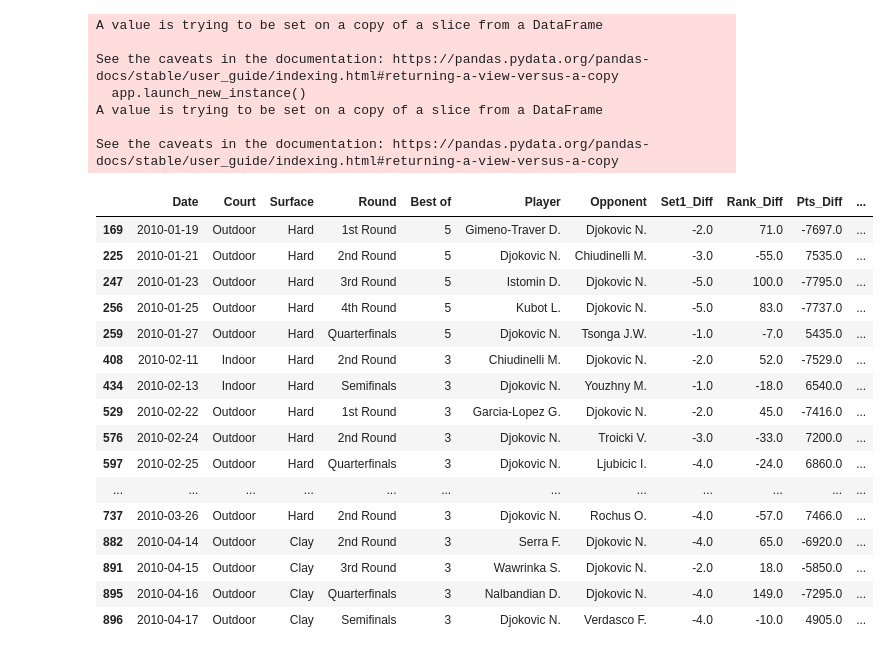
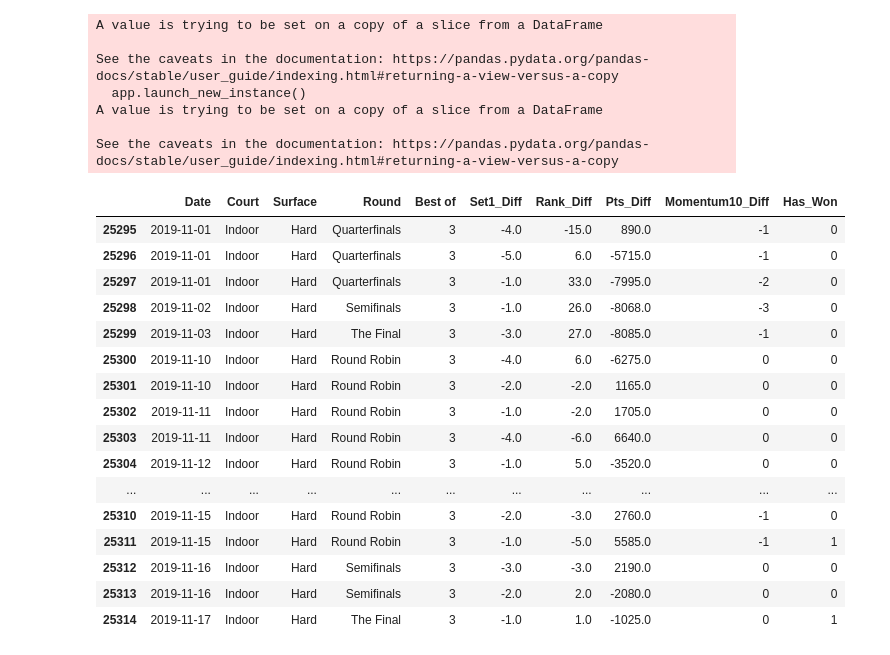
Before and after one commit to jsnarvasa/COMP5310, a Jupyter notebook: COMP5310 - Assignment 1 - jnar3156.ipynb, the cells around one changed output. Saved outputs shown, nothing was run; the diff lists cells and outputs as text; code cells hidden in the pictures.

```diff
--- a/COMP5310 - Assignment 1 - jnar3156.ipynb
+++ b/COMP5310 - Assignment 1 - jnar3156.ipynb
@@ -147,4 +143 @@ training_df_clean
-# %%
-for row in range(0, training_df_clean.shape[0]):
-    print(training_df_clean['Player'][row])
 # %%
@@ -184,23 +172,38 @@ test = training_df_clean.loc[slice(607),:][(training_df_clean['Player'] == 'Djok
+# %%
+# Further dataframe cleanup
+
+# We now condense the two columns PMomentum10 and OMomentum10 into Momentum10_Diff
+training_df_clean['Momentum10_Diff'] = training_df_clean['PMomentum10'] - training_df_clean['OMomentum10']
+training_df_clean.drop(['PMomentum10', 'OMomentum10'], axis=1, inplace=True)
+
+training_df_clean.drop(['Player', 'Opponent'], axis=1, inplace=True)
+
+# Rearrange the columns to make the classifier label the last column for viewing purposes
+training_df_clean = training_df_clean[[c for c in training_df_clean if c not in ['Has_Won']] + ['Has_Won']]
 # %%
-training_df_clean[(training_df_clean['Player'] == 'Djokovic N.') | (training_df_clean['Opponent'] == 'Djokovic N.')].head(20)
+# Verification of the dataset
+
+#below doesn't work anymore since we removed player and opponent columns
+#training_df_clean[(training_df_clean['Player'] == 'Djokovic N.') | (training_df_clean['Opponent'] == 'Djokovic N.')].head(20)
+training_df_clean.tail(20)
 # %% [output]
-|  | Date | Court | Surface | Round | Best of | Player | Opponent | Set1_Diff | Rank_Diff | Pts_Diff | ... |
-| 169 | 2010-01-19 | Outdoor | Hard | 1st Round | 5 | Gimeno-Traver D. | Djokovic N. | -2.0 | 71.0 | -7697.0 | ... |
-| 225 | 2010-01-21 | Outdoor | Hard | 2nd Round | 5 | Djokovic N. | Chiudinelli M. | -3.0 | -55.0 | 7535.0 | ... |
-| 247 | 2010-01-23 | Outdoor | Hard | 3rd Round | 5 | Istomin D. | Djokovic N. | -5.0 | 100.0 | -7795.0 | ... |
-| 256 | 2010-01-25 | Outdoor | Hard | 4th Round | 5 | Kubot L. | Djokovic N. | -5.0 | 83.0 | -7737.0 | ... |
-| 259 | 2010-01-27 | Outdoor | Hard | Quarterfinals | 5 | Djokovic N. | Tsonga J.W. | -1.0 | -7.0 | 5435.0 | ... |
-| 408 | 2010-02-11 | Indoor | Hard | 2nd Round | 3 | Chiudinelli M. | Djokovic N. | -2.0 | 52.0 | -7529.0 | ... |
-| 434 | 2010-02-13 | Indoor | Hard | Semifinals | 3 | Djokovic N. | Youzhny M. | -1.0 | -18.0 | 6540.0 | ... |
-| 529 | 2010-02-22 | Outdoor | Hard | 1st Round | 3 | Garcia-Lopez G. | Djokovic N. | -2.0 | 45.0 | -7416.0 | ... |
-| 576 | 2010-02-24 | Outdoor | Hard | 2nd Round | 3 | Djokovic N. | Troicki V. | -3.0 | -33.0 | 7200.0 | ... |
-| 597 | 2010-02-25 | Outdoor | Hard | Quarterfinals | 3 | Djokovic N. | Ljubicic I. | -4.0 | -24.0 | 6860.0 | ... |
-| ... | ... | ... | ... | ... | ... | ... | ... | ... | ... | ... | ... |
-| 737 | 2010-03-26 | Outdoor | Hard | 2nd Round | 3 | Djokovic N. | Rochus O. | -4.0 | -57.0 | 7466.0 | ... |
-| 882 | 2010-04-14 | Outdoor | Clay | 2nd Round | 3 | Serra F. | Djokovic N. | -4.0 | 65.0 | -6920.0 | ... |
-| 891 | 2010-04-15 | Outdoor | Clay | 3rd Round | 3 | Wawrinka S. | Djokovic N. | -2.0 | 18.0 | -5850.0 | ... |
-| 895 | 2010-04-16 | Outdoor | Clay | Quarterfinals | 3 | Nalbandian D. | Djokovic N. | -4.0 | 149.0 | -7295.0 | ... |
-| 896 | 2010-04-17 | Outdoor | Clay | Semifinals | 3 | Djokovic N. | Verdasco F. | -4.0 | -10.0 | 4905.0 | ... |
+|  | Date | Court | Surface | Round | Best of | Set1_Diff | Rank_Diff | Pts_Diff | Momentum10_Diff | Has_Won |
+| 25295 | 2019-11-01 | Indoor | Hard | Quarterfinals | 3 | -4.0 | -15.0 | 890.0 | -1 | 0 |
+| 25296 | 2019-11-01 | Indoor | Hard | Quarterfinals | 3 | -5.0 | 6.0 | -5715.0 | -1 | 0 |
+| 25297 | 2019-11-01 | Indoor | Hard | Quarterfinals | 3 | -1.0 | 33.0 | -7995.0 | -2 | 0 |
+| 25298 | 2019-11-02 | Indoor | Hard | Semifinals | 3 | -1.0 | 26.0 | -8068.0 | -3 | 0 |
+| 25299 | 2019-11-03 | Indoor | Hard | The Final | 3 | -3.0 | 27.0 | -8085.0 | -1 | 0 |
+| 25300 | 2019-11-10 | Indoor | Hard | Round Robin | 3 | -4.0 | 6.0 | -6275.0 | 0 | 0 |
+| 25301 | 2019-11-10 | Indoor | Hard | Round Robin | 3 | -2.0 | -2.0 | 1165.0 | 0 | 0 |
+| 25302 | 2019-11-11 | Indoor | Hard | Round Robin | 3 | -1.0 | -2.0 | 1705.0 | 0 | 0 |
+| 25303 | 2019-11-11 | Indoor | Hard | Round Robin | 3 | -4.0 | -6.0 | 6640.0 | 0 | 0 |
+| 25304 | 2019-11-12 | Indoor | Hard | Round Robin | 3 | -1.0 | 5.0 | -3520.0 | 0 | 0 |
+| ... | ... | ... | ... | ... | ... | ... | ... | ... | ... | ... |
+| 25310 | 2019-11-15 | Indoor | Hard | Round Robin | 3 | -2.0 | -3.0 | 2760.0 | -1 | 0 |
+| 25311 | 2019-11-15 | Indoor | Hard | Round Robin | 3 | -1.0 | -5.0 | 5585.0 | -1 | 1 |
+| 25312 | 2019-11-16 | Indoor | Hard | Semifinals | 3 | -3.0 | -3.0 | 2190.0 | 0 | 0 |
+| 25313 | 2019-11-16 | Indoor | Hard | Semifinals | 3 | -2.0 | 2.0 | -2080.0 | 0 | 0 |
+| 25314 | 2019-11-17 | Indoor | Hard | The Final | 3 | -1.0 | 1.0 | -1025.0 | 0 | 1 |
 # %%
 # exporting to Excel for quick visualisation purposes
 
```
Also changed, not shown: parts of 18 cells of this notebook.
